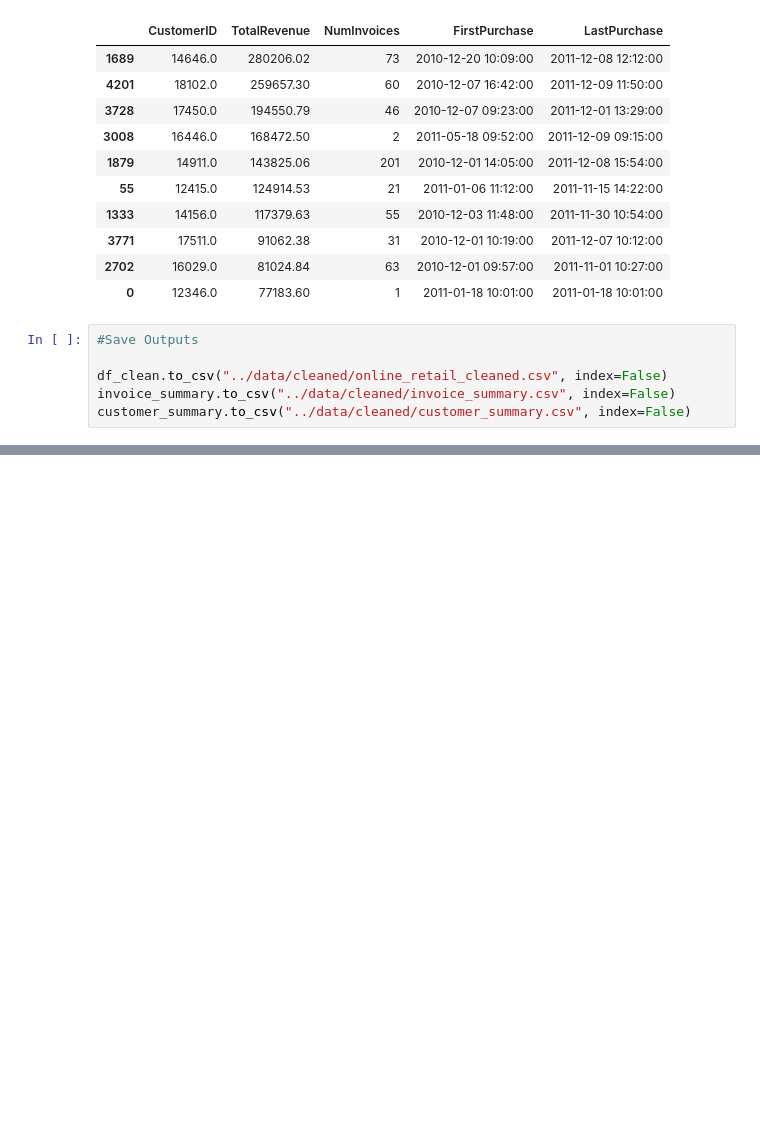
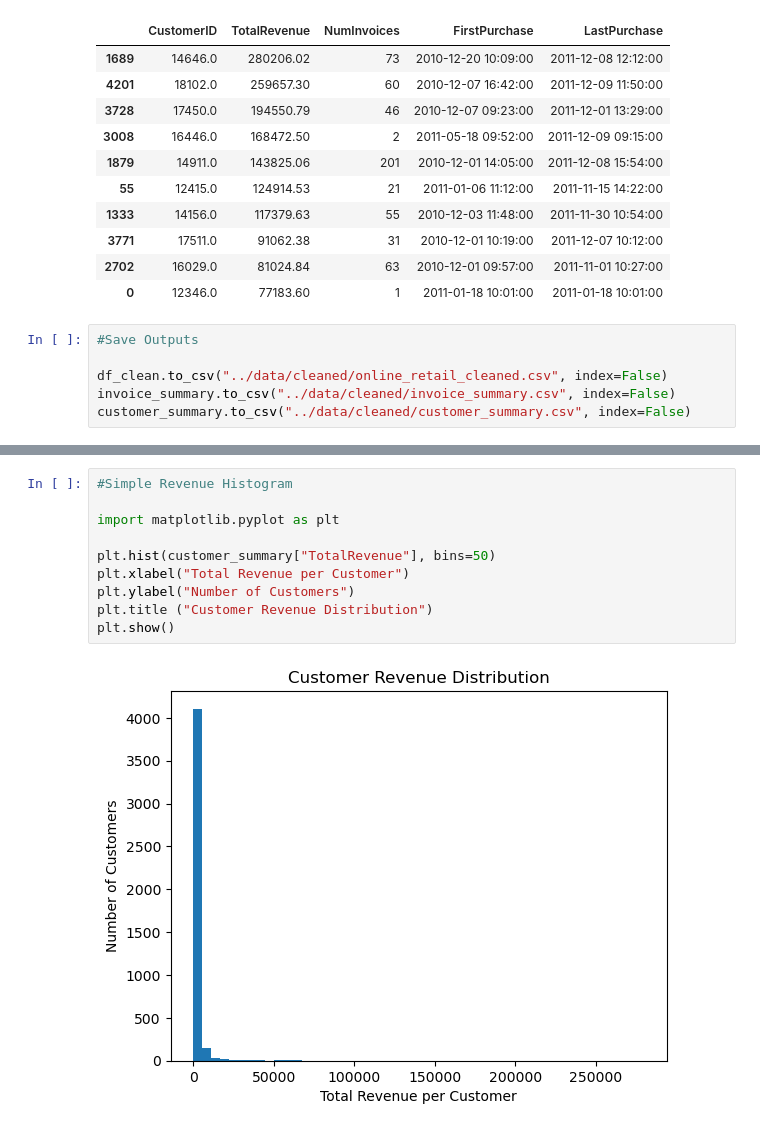
Before and after one commit to Viollette-Monchari/ecommerce-customer-revenue-eda, a Jupyter notebook: notebooks/01_ecommerce_eda.ipynb, the cells around one changed output, grey strips where cells are left out. Saved outputs shown, nothing was run; the diff lists cells and outputs as text; blank space fills up the shorter version.

Commit message:
E-commerce EDA + SQL analysis: revenue, customers, products

```diff
--- a/notebooks/01_ecommerce_eda.ipynb
+++ b/notebooks/01_ecommerce_eda.ipynb
@@ -184,0 +238,12 @@ customer_summary.to_csv("../data/cleaned/customer_summary.csv", index=False)
+# %%
+#Simple Revenue Histogram
+
+import matplotlib.pyplot as plt
+
+plt.hist(customer_summary["TotalRevenue"], bins=50)
+plt.xlabel("Total Revenue per Customer")
+plt.ylabel("Number of Customers")
+plt.title ("Customer Revenue Distribution")
+plt.show()
+# %% [output]
+[figure, added]
```
Also changed, not shown: parts of 12 cells of this notebook, 4 other files.
